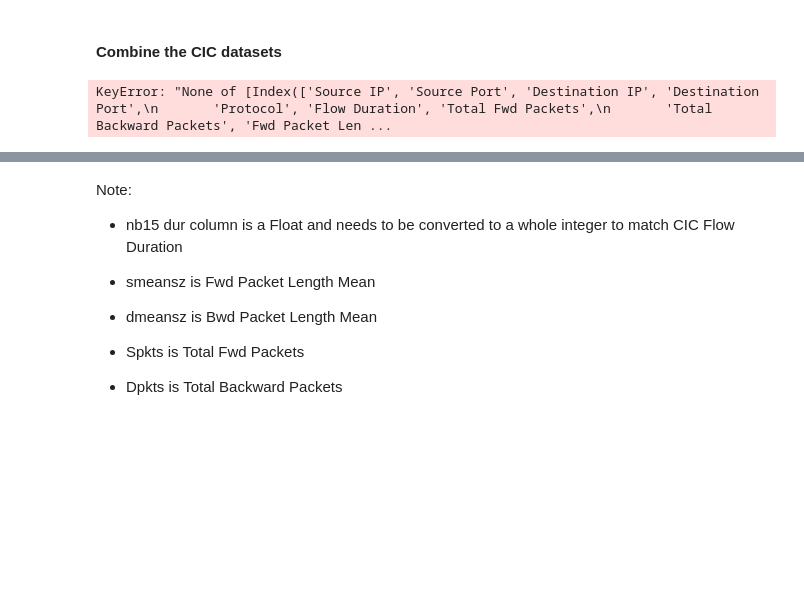
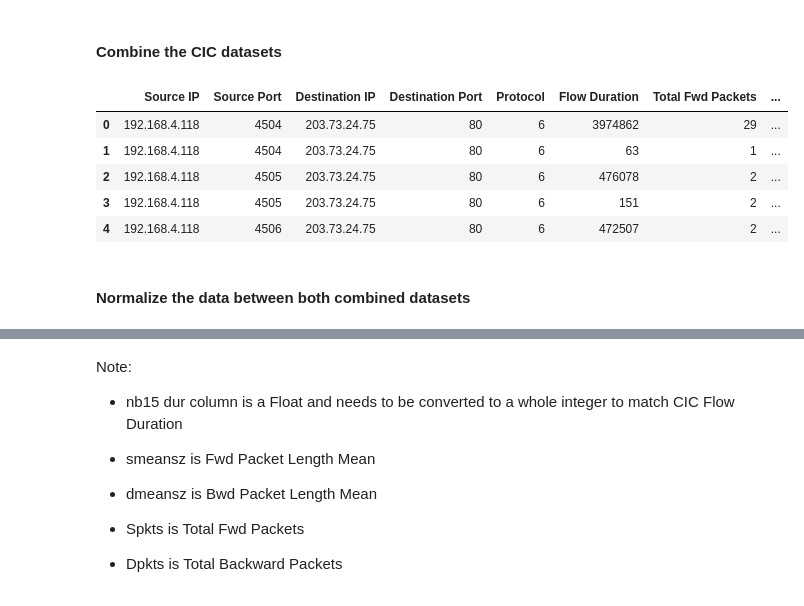
Before and after one commit to ArchanaChetan07/CyberSentinel-Security-Solutions, a Jupyter notebook: Combine Data.ipynb, the cells around one changed output, grey strips where cells are left out. Drawn from its saved outputs; the diff is of its cells as text; code cells hidden in the pictures; blank space fills up the shorter version.

Commit message:
Final Dataset Combined

```diff
--- a/Combine Data.ipynb
+++ b/Combine Data.ipynb
@@ -129,10 +122,20 @@ comb_nb15.head()
 #### Combine the CIC datasets
 # %%
 df5 = cic161718[['Src IP', 'Src Port', 'Dst IP', 'Dst Port', 'Protocol', 'Flow Duration', 'Tot Fwd Pkts', 'Tot Bwd Pkts', 'Fwd Pkt Len Mean', 'Bwd Pkt Len Mean', 'Label']]
-df6 = cic2019[['Source IP', 'Source Port', 'Destination IP', 'Destination Port', 'Protocol', 'Flow Duration', 'Total Fwd Packets', 'Total Backward Packets', 'Fwd Packet Length Mean', 'Bwd Packet Length Mean', 'Label']]
+df6 = cic2019[[' Source IP', ' Source Port', ' Destination IP', ' Destination Port', ' Protocol', ' Flow Duration', ' Total Fwd Packets', ' Total Backward Packets', ' Fwd Packet Length Mean', ' Bwd Packet Length Mean', ' Label']]
+
+df5 = df5.rename(columns = {'Src IP':'Source IP', 'Src Port':'Source Port', 'Dst IP':'Destination IP', 'Dst Port':'Destination Port', 'Protocol':'Protocol', 'Flow Duration':'Flow Duration', 'Tot Fwd Pkts':'Total Fwd Packets', 'Tot Bwd Pkts':'Total Backward Packets', 'Fwd Pkt Len Mean':'Fwd Packet Length Mean', 'Bwd Pkt Len Mean':'Bwd Packet Length Mean', 'Label':'Label'})
+df6 = df6.rename(columns = {' Source IP':'Source IP', ' Source Port':'Source Port', ' Destination IP':'Destination IP', ' Destination Port':'Destination Port', ' Protocol':'Protocol', ' Flow Duration':'Flow Duration', ' Total Fwd Packets':'Total Fwd Packets', ' Total Backward Packets':'Total Backward Packets', ' Fwd Packet Length Mean':'Fwd Packet Length Mean', ' Bwd Packet Length Mean':'Bwd Packet Length Mean', ' Label':'Label'})
 
 comb_cic = pd.concat([df5, df6], ignore_index = True)
 
 comb_cic.head()
 # %% [output]
-KeyError: "None of [Index(['Source IP', 'Source Port', 'Destination IP', 'Destination Port',\n       'Protocol', 'Flow Duration', 'Total Fwd Packets',\n       'Total Backward Packets', 'Fwd Packet Len ...
+|  | Source IP | Source Port | Destination IP | Destination Port | Protocol | Flow Duration | Total Fwd Packets | ... |
+| 0 | 192.168.4.118 | 4504 | 203.73.24.75 | 80 | 6 | 3974862 | 29 | ... |
+| 1 | 192.168.4.118 | 4504 | 203.73.24.75 | 80 | 6 | 63 | 1 | ... |
+| 2 | 192.168.4.118 | 4505 | 203.73.24.75 | 80 | 6 | 476078 | 2 | ... |
+| 3 | 192.168.4.118 | 4505 | 203.73.24.75 | 80 | 6 | 151 | 2 | ... |
+| 4 | 192.168.4.118 | 4506 | 203.73.24.75 | 80 | 6 | 472507 | 2 | ... |
+# %% [markdown]
+#### Normalize the data between both combined datasets
```
Also changed, not shown: parts of 5 cells of this notebook.
